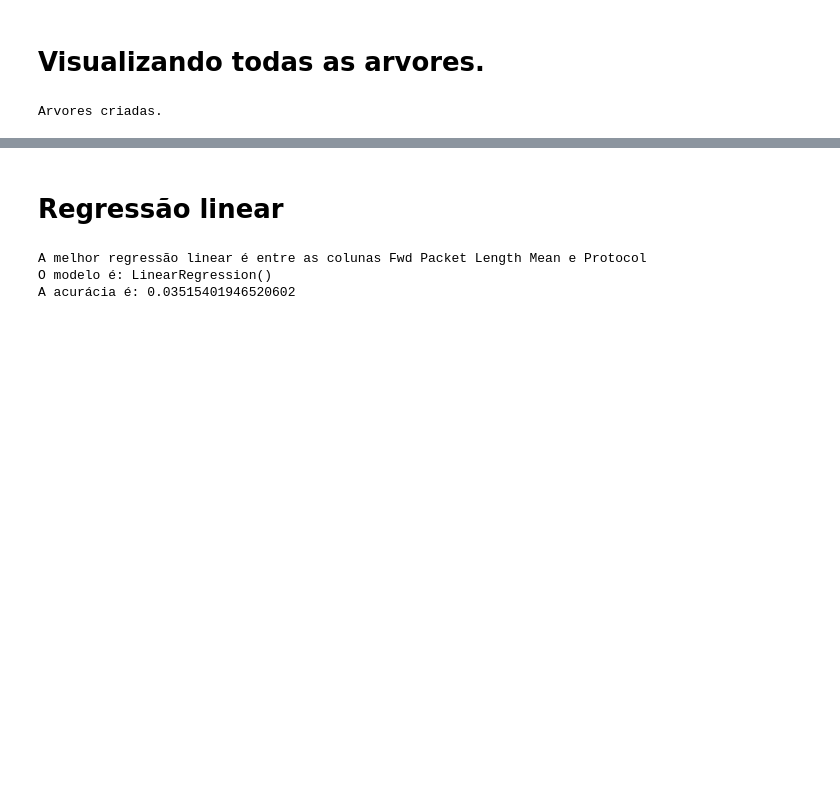
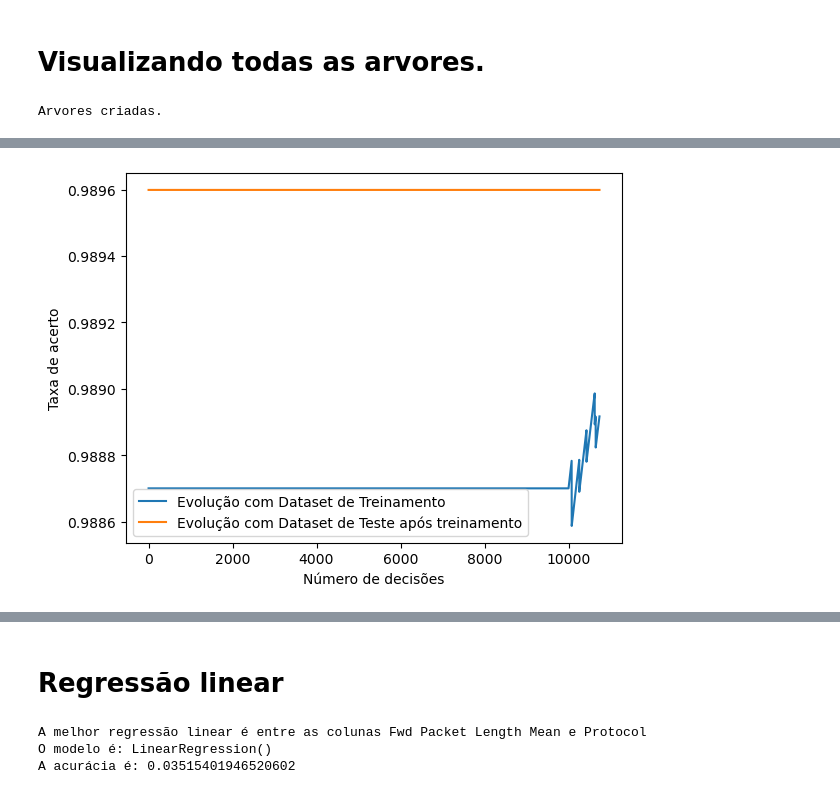
Before and after one commit to davijls9/-algoritmo-Random-Forest-para-identifica-DDoS-UDP, a Jupyter notebook: resultado_algoritmo-Cortada.ipynb, the cells around one changed output, grey strips where cells are left out. Cells and saved outputs as stored; diff of their text form; code cells hidden in the pictures; blank space fills up the shorter version.

```diff
--- a/resultado_algoritmo-Cortada.ipynb
+++ b/resultado_algoritmo-Cortada.ipynb
@@ -510,6 +539,8 @@ def plot_accuracy(clf, X_train, y_train, X_test, y_test, update_interval=10, sav
     plt.savefig(save_path, dpi=300, bbox_inches='tight')  # Salvar o gráfico em alta resolução (dpi=300)
 # %%
 # Chama a função para plotar o gráfico
-#plot_accuracy(lr, X_train, y_train, X_test, y_test, update_interval=100, save_path='trainamento_ml_Logistico_accuracy_plot.png')
+plot_accuracy(lr, X_train, y_train, X_test, y_test, update_interval=100, save_path='trainamento_ml_Logistico_accuracy_plot.png')
+# %% [output]
+[figure, added]
 # %%
 # Chama a função para plotar o gráfico
```
Also changed, not shown: parts of 17 cells of this notebook, 1 other file.
